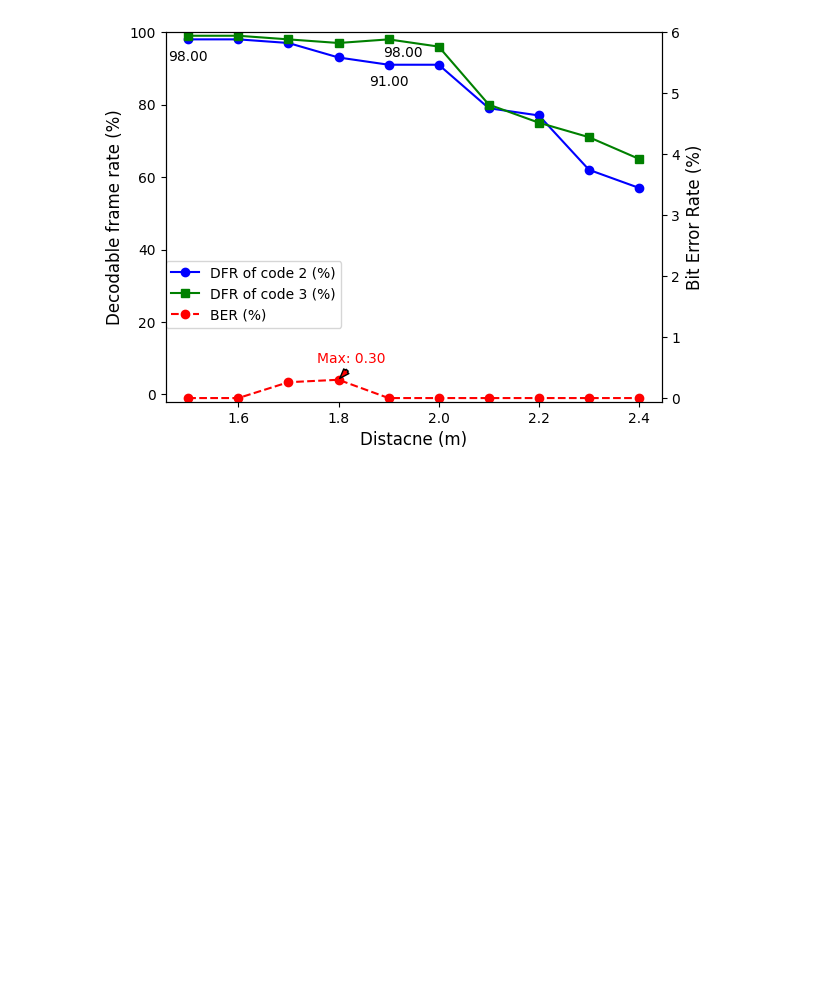
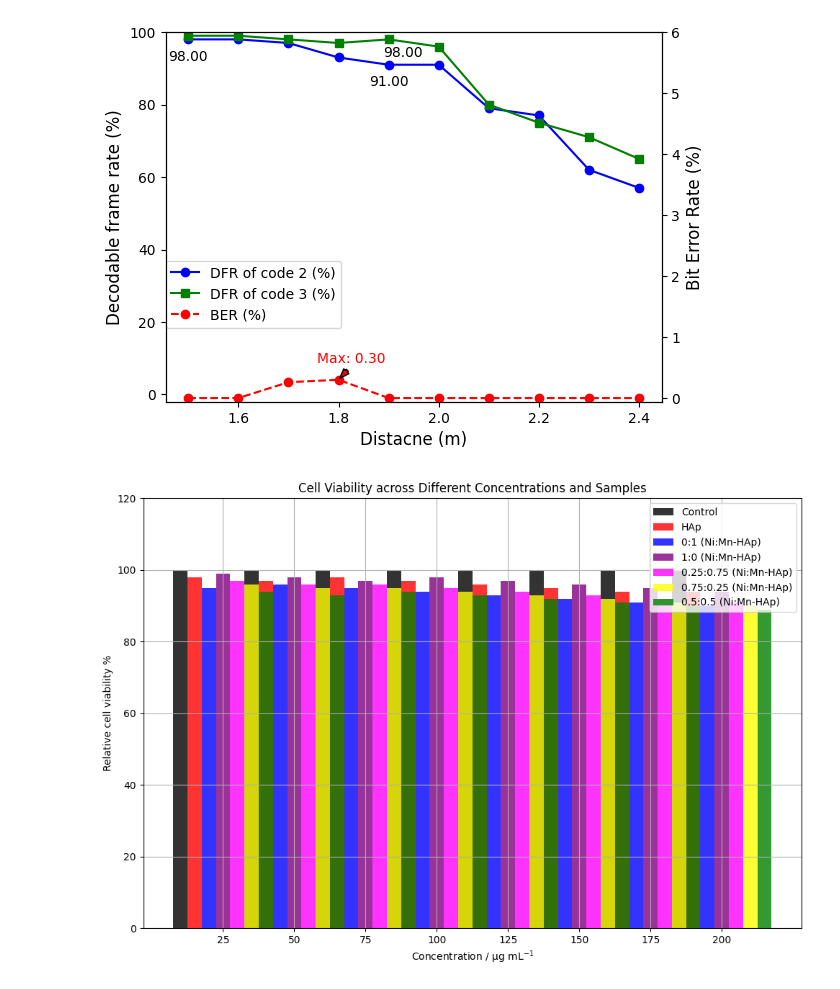
Before and after one commit to nguyendinhquan140701/LEDs_Data_Processing, a Jupyter notebook: Encode_Decode/draw/case1.ipynb, the cells around one changed output. Saved outputs shown, nothing was run; the diff lists cells and outputs as text; code cells hidden in the pictures; blank space fills up the shorter version.

```diff
--- a/Encode_Decode/draw/case1.ipynb
+++ b/Encode_Decode/draw/case1.ipynb
@@ -143,3 +156,44 @@ ax1.legend(lines, labels, loc=(0, 0.2))  # Hiển thị hộp chú thích kết
 plt.savefig('_2led_18khz.png')
 # %% [output]
 [figure]
+# %%
+import numpy as np
+import matplotlib.pyplot as plt
+
+# Sample data (replace these with your actual data)
+concentrations = [25, 50, 75, 100, 125, 150, 175, 200]
+control = [100, 100, 100, 100, 100, 100, 100, 100]  # Example data
+hap = [98, 97, 98, 97, 96, 95, 94, 94]  # Example data
+ni_mn_hap_0_1 = [95, 96, 95, 94, 93, 92, 91, 90]  # Example data
+ni_mn_hap_1_0 = [99, 98, 97, 98, 97, 96, 95, 94]  # Example data
+ni_mn_hap_025_075 = [97, 96, 96, 95, 94, 93, 92, 91]  # Example data
+ni_mn_hap_075_025 = [96, 95, 95, 94, 93, 92, 91, 90]  # Example data
+ni_mn_hap_05_05 = [94, 93, 94, 93, 92, 91, 90, 89]  # Example data
+
+# Plotting the data
+bar_width = 5
+opacity = 0.8
+
+plt.figure(figsize=(10, 7))
+
+# Plot each bar for the corresponding data
+plt.bar(np.array(concentrations) - 15, control, bar_width, alpha=opacity, color='black', label='Control')
+plt.bar(np.array(concentrations) - 10, hap, bar_width, alpha=opacity, color='red', label='HAp')
+plt.bar(np.array(concentrations) - 5, ni_mn_hap_0_1, bar_width, alpha=opacity, color='blue', label='0:1 (Ni:Mn-HAp)')
+plt.bar(np.array(concentrations), ni_mn_hap_1_0, bar_width, alpha=opacity, color='purple', label='1:0 (Ni:Mn-HAp)')
+plt.bar(np.array(concentrations) + 5, ni_mn_hap_025_075, bar_width, alpha=opacity, color='magenta', label='0.25:0.75 (Ni:Mn-HAp)')
+plt.bar(np.array(concentrations) + 10, ni_mn_hap_075_025, bar_width, alpha=opacity, color='yellow', label='0.75:0.25 (Ni:Mn-HAp)')
+plt.bar(np.array(concentrations) + 15, ni_mn_hap_05_05, bar_width, alpha=opacity, color='green', label='0.5:0.5 (Ni:Mn-HAp)')
+
+plt.xlabel('Concentration / μg mL$^{-1}$')
+plt.ylabel('Relative cell viability %')
+plt.title('Cell Viability across Different Concentrations and Samples')
+plt.xticks(concentrations)
+plt.ylim([0, 120])
+plt.legend(loc='best')
+plt.grid(True)
+
+plt.tight_layout()
+plt.show()
+# %% [output]
+[figure, added]
```
Also changed, not shown: parts of 5 cells of this notebook.
